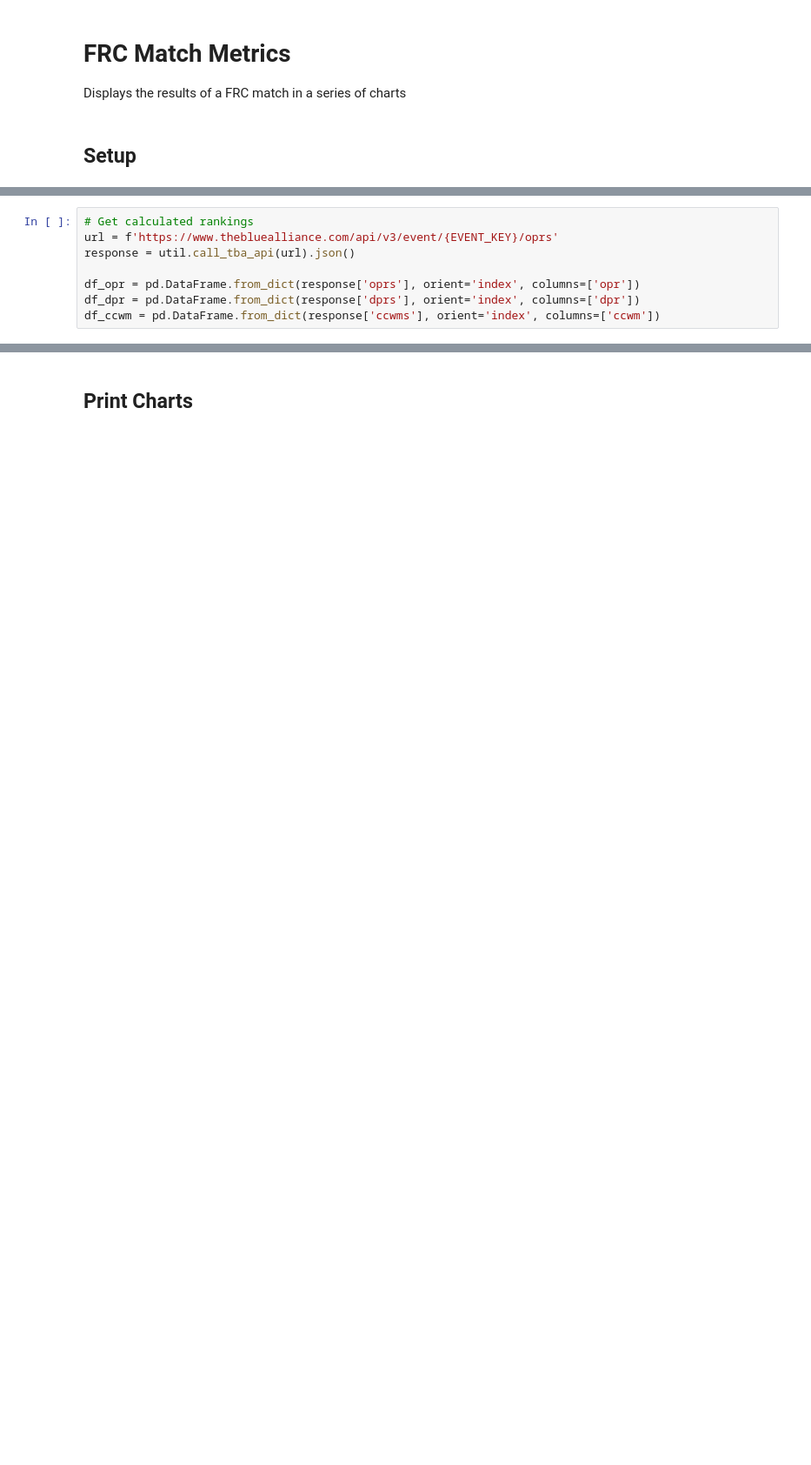
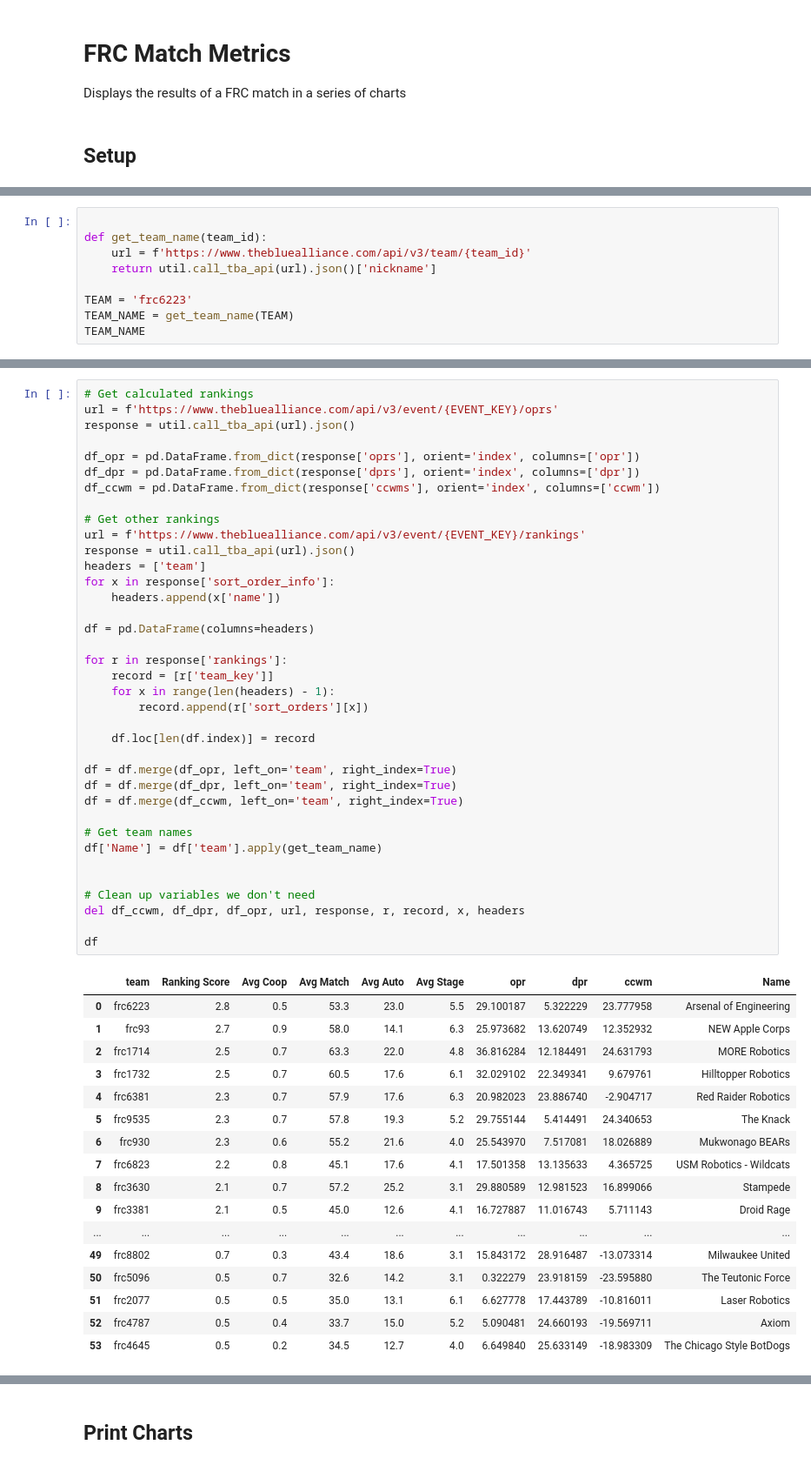
Before and after one commit to Arsenal-of-Engineering/tba-api-example, a Jupyter notebook: MatchMetrics.ipynb, the cells around one changed output, grey strips where cells are left out. Shown: that part at 87% size. Cells and saved outputs as stored; diff of their text form; blank space fills up the shorter version.

```diff
--- a/MatchMetrics.ipynb
+++ b/MatchMetrics.ipynb
@@ -13,0 +15,9 @@ import matplotlib.pyplot as plt
+# %%
+
+def get_team_name(team_id):
+    url = f'https://www.thebluealliance.com/api/v3/team/{team_id}'
+    return util.call_tba_api(url).json()['nickname']
+
+TEAM = 'frc6223'
+TEAM_NAME = get_team_name(TEAM)
+TEAM_NAME
@@ -30,10 +41,57 @@ Arsenal of Engineering at 2024 Wisconsin Regional
 # %%
 # Get calculated rankings
 url = f'https://www.thebluealliance.com/api/v3/event/{EVENT_KEY}/oprs'
 response = util.call_tba_api(url).json()
 
 df_opr = pd.DataFrame.from_dict(response['oprs'], orient='index', columns=['opr'])
 df_dpr = pd.DataFrame.from_dict(response['dprs'], orient='index', columns=['dpr'])
 df_ccwm = pd.DataFrame.from_dict(response['ccwms'], orient='index', columns=['ccwm'])
+
+# Get other rankings
+url = f'https://www.thebluealliance.com/api/v3/event/{EVENT_KEY}/rankings'
+response = util.call_tba_api(url).json()
+headers = ['team']
+for x in response['sort_order_info']:
+    headers.append(x['name'])
+
+df = pd.DataFrame(columns=headers)
+
+for r in response['rankings']:
+    record = [r['team_key']]
+    for x in range(len(headers) - 1):
+        record.append(r['sort_orders'][x])
+
+    df.loc[len(df.index)] = record
+
+df = df.merge(df_opr, left_on='team', right_index=True)
+df = df.merge(df_dpr, left_on='team', right_index=True)
+df = df.merge(df_ccwm, left_on='team', right_index=True)
+
+# Get team names
+df['Name'] = df['team'].apply(get_team_name)
+
+
+# Clean up variables we don't need
+del df_ccwm, df_dpr, df_opr, url, response, r, record, x, headers
+
+df
+# %% [output]
+|  | team | Ranking Score | Avg Coop | Avg Match | Avg Auto | Avg Stage | opr | dpr | ccwm | Name |
+| 0 | frc6223 | 2.8 | 0.5 | 53.3 | 23.0 | 5.5 | 29.100187 | 5.322229 | 23.777958 | Arsenal of Engineering |
+| 1 | frc93 | 2.7 | 0.9 | 58.0 | 14.1 | 6.3 | 25.973682 | 13.620749 | 12.352932 | NEW Apple Corps |
+| 2 | frc1714 | 2.5 | 0.7 | 63.3 | 22.0 | 4.8 | 36.816284 | 12.184491 | 24.631793 | MORE Robotics |
+| 3 | frc1732 | 2.5 | 0.7 | 60.5 | 17.6 | 6.1 | 32.029102 | 22.349341 | 9.679761 | Hilltopper Robotics |
+| 4 | frc6381 | 2.3 | 0.7 | 57.9 | 17.6 | 6.3 | 20.982023 | 23.886740 | -2.904717 | Red Raider Robotics |
+| 5 | frc9535 | 2.3 | 0.7 | 57.8 | 19.3 | 5.2 | 29.755144 | 5.414491 | 24.340653 | The Knack |
+| 6 | frc930 | 2.3 | 0.6 | 55.2 | 21.6 | 4.0 | 25.543970 | 7.517081 | 18.026889 | Mukwonago BEARs |
+| 7 | frc6823 | 2.2 | 0.8 | 45.1 | 17.6 | 4.1 | 17.501358 | 13.135633 | 4.365725 | USM Robotics - Wildcats |
+| 8 | frc3630 | 2.1 | 0.7 | 57.2 | 25.2 | 3.1 | 29.880589 | 12.981523 | 16.899066 | Stampede |
+| 9 | frc3381 | 2.1 | 0.5 | 45.0 | 12.6 | 4.1 | 16.727887 | 11.016743 | 5.711143 | Droid Rage |
+| ... | ... | ... | ... | ... | ... | ... | ... | ... | ... | ... |
+| 49 | frc8802 | 0.7 | 0.3 | 43.4 | 18.6 | 3.1 | 15.843172 | 28.916487 | -13.073314 | Milwaukee United |
+| 50 | frc5096 | 0.5 | 0.7 | 32.6 | 14.2 | 3.1 | 0.322279 | 23.918159 | -23.595880 | The Teutonic Force |
+| 51 | frc2077 | 0.5 | 0.5 | 35.0 | 13.1 | 6.1 | 6.627778 | 17.443789 | -10.816011 | Laser Robotics |
+| 52 | frc4787 | 0.5 | 0.4 | 33.7 | 15.0 | 5.2 | 5.090481 | 24.660193 | -19.569711 | Axiom |
+| 53 | frc4645 | 0.5 | 0.2 | 34.5 | 12.7 | 4.0 | 6.649840 | 25.633149 | -18.983309 | The Chicago Style BotDogs |
 # %%
 # Create a chart given a dataframe and other info
```
Also changed, not shown: parts of 8 cells of this notebook, 1 other file.
